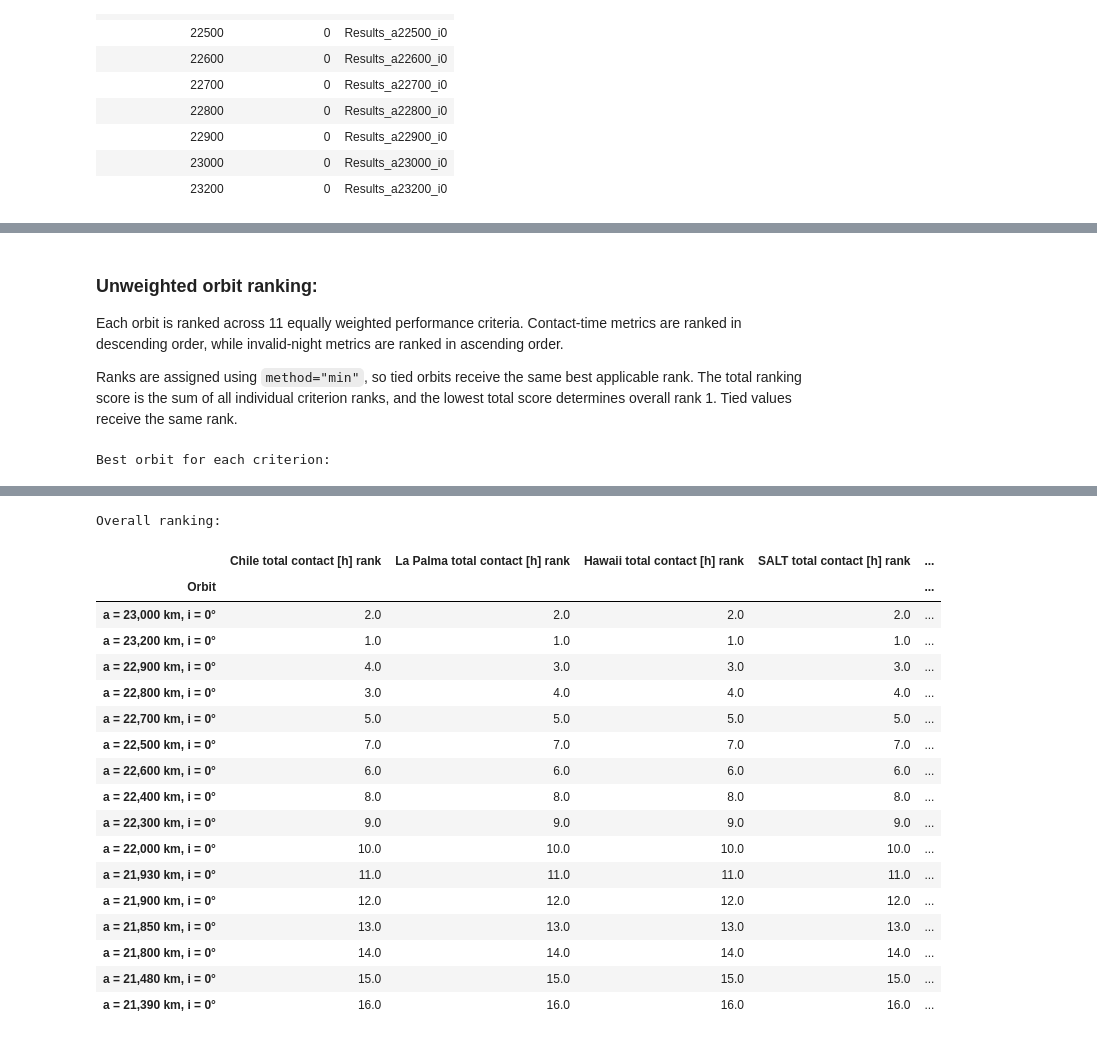
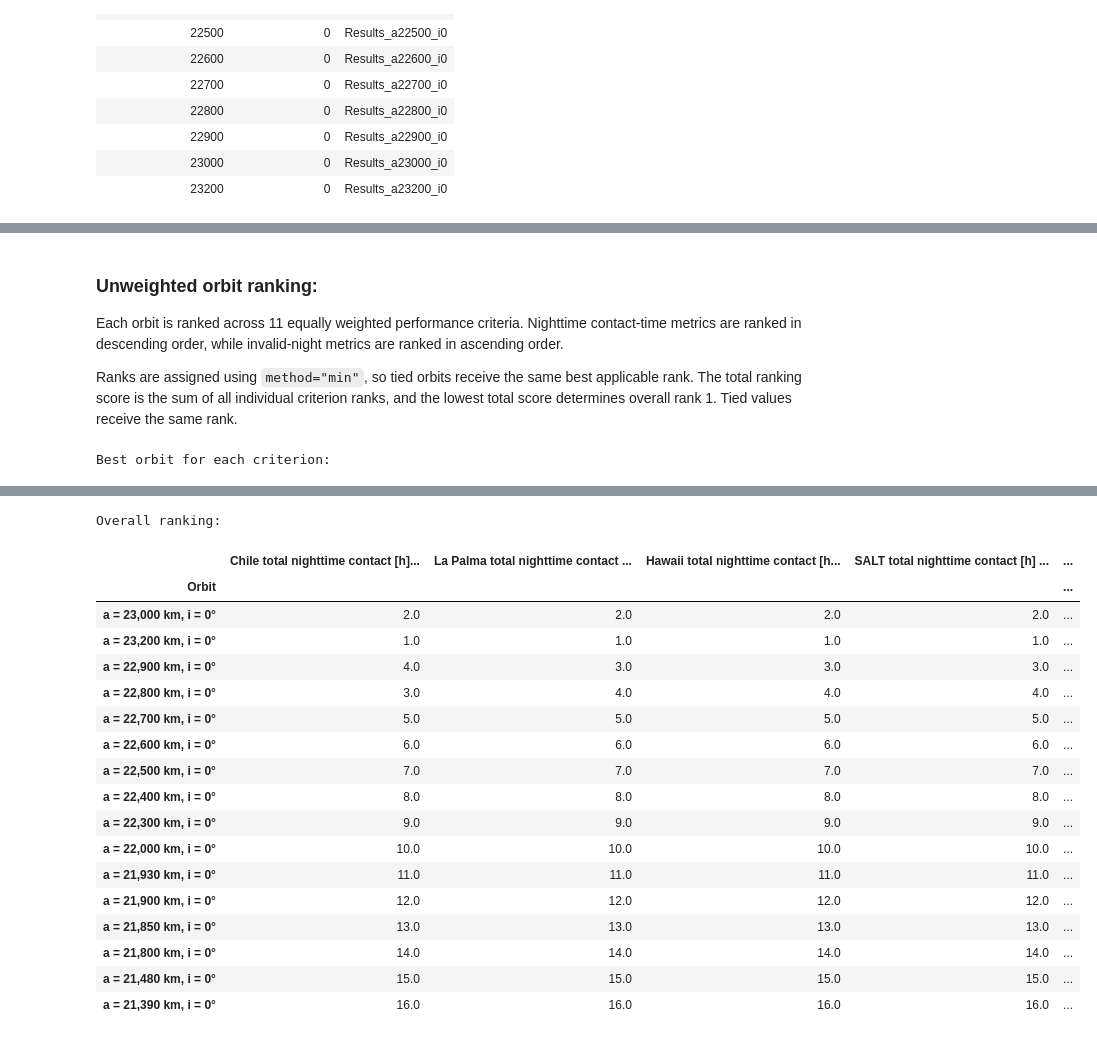
Before and after one commit to pscleo/NuAncestor, a Jupyter notebook: FreeFlyer/full_analysis.ipynb, the cells around one changed output, grey strips where cells are left out. Cells and saved outputs as stored; diff of their text form; code cells hidden in the pictures.

```diff
--- a/FreeFlyer/full_analysis.ipynb
+++ b/FreeFlyer/full_analysis.ipynb
@@ -774,7 +836,7 @@ The scheduling criteria use a 30-minute requirement per telescope for the two-te
 # %% [markdown]
 ### Unweighted orbit ranking:
 
-Each orbit is ranked across 11 equally weighted performance criteria. Contact-time metrics are ranked in descending order, while invalid-night metrics are ranked in ascending order.
+Each orbit is ranked across 11 equally weighted performance criteria. Nighttime contact-time metrics are ranked in descending order, while invalid-night metrics are ranked in ascending order.
 
 Ranks are assigned using `method="min"`, so tied orbits receive the same best applicable rank. The total ranking score is the sum of all individual criterion ranks, and the lowest total score determines overall rank 1. Tied values receive the same rank.
 # %%
@@ -782,7 +844,7 @@ Ranks are assigned using `method="min"`, so tied orbits receive the same best ap
 # Every listed criterion has equal weight. Lower criterion and total scores are better.
 
 # Change this if needed!!
-# Scheduling requirements used in the ranking
+# Observation durations used in the smart-scheduled regional ranking
 CURRENT_TWO_TELESCOPE_REQUIREMENT_MIN = 30
 CURRENT_THREE_TELESCOPE_REQUIREMENT_MIN = 22
 
@@ -797,79 +859,59 @@ ranking_values = pd.DataFrame(index=orbit_order)
 for telescope in VISIBILITY_TELESCOPES:
     values = (
         visibility_contact[visibility_contact["Telescope"] == telescope]
-        .set_index("Orbit").reindex(orbit_order)["Total contact [h]"])
-    ranking_values[f"{telescope} total contact [h]"] = values
+        .set_index("Orbit").reindex(orbit_order)["Total nighttime contact [h]"])
+    ranking_values[f"{telescope} total nighttime contact [h]"] = values
 
 current_visibility = (
-    visibility_sensitivity[
-        visibility_sensitivity["Minimum valid contact [min]"]
-        == CURRENT_CONTACT_REQUIREMENT_MIN]
+    visibility_sensitivity[visibility_sensitivity["Minimum valid contact [min]"] == CURRENT_CONTACT_REQUIREMENT_MIN]
     .set_index("Orbit").reindex(orbit_order))
 
-ranking_values["5-telescope invalid nights"] = (
-    visibility_invalid_nights.groupby("Orbit")["Invalid nights"]
-    .sum().reindex(orbit_order))
-ranking_values["5-telescope valid contact [h]"] = current_visibility["Total valid contact [h]"]
+ranking_values["5-telescope invalid nights"] = visibility_invalid_nights.groupby("Orbit")["Invalid nights"].sum().reindex(orbit_order)
+ranking_values["5-telescope valid nighttime contact [h]"] = current_visibility["Total valid contact [h]"]
 
 current_two_telescope_scheduling = scheduling_sensitivity[
-    scheduling_sensitivity["Minimum valid contact [min]"]
-    == CURRENT_TWO_TELESCOPE_REQUIREMENT_MIN]
+    scheduling_sensitivity["Minimum valid contact [min]"] == CURRENT_TWO_TELESCOPE_REQUIREMENT_MIN]
 
 current_three_telescope_scheduling = scheduling_sensitivity[
-    scheduling_sensitivity["Minimum valid contact [min]"]
-    == CURRENT_THREE_TELESCOPE_REQUIREMENT_MIN]
+    scheduling_sensitivity["Minimum valid contact [min]"] == CURRENT_THREE_TELESCOPE_REQUIREMENT_MIN]
 
 for region_name in REGIONAL_TELESCOPES:
     two_telescope_data = (
-        current_two_telescope_scheduling[
-            current_two_telescope_scheduling["Region"] == region_name]
+        current_two_telescope_scheduling[current_two_telescope_scheduling["Region"] == region_name]
+        .set_index("Orbit").reindex(orbit_order))
+    three_telescope_data = (
+        current_three_telescope_scheduling[current_three_telescope_scheduling["Region"] == region_name]
         .set_index("Orbit").reindex(orbit_order))
 
-    three_telescope_data = (
-        current_three_telescope_scheduling[
-            current_three_telescope_scheduling["Region"] == region_name]
-        .set_index("Orbit").reindex(orbit_order))
-
-    ranking_values[f"{region_name} 2-telescope invalid nights"] = two_telescope_data["Two-telescope invalid nights"]
-    ranking_values[f"{region_name} 3-telescope invalid nights"] = three_telescope_data["Three-telescope invalid nights"]
+    ranking_values[f"{region_name} 2-Telescope Scheduling regional invalid nights"] = two_telescope_data["Two-telescope invalid nights"]
+    ranking_values[f"{region_name} 3-Telescope Scheduling regional invalid nights"] = three_telescope_data["Three-telescope invalid nights"]
 
 higher_is_better = {
-    **{f"{telescope} total contact [h]": True for telescope in VISIBILITY_TELESCOPES},
+    **{f"{telescope} total nighttime contact [h]": True for telescope in VISIBILITY_TELESCOPES},
     "5-telescope invalid nights": False,
-    "5-telescope valid contact [h]": True,
-    "Chile 2-telescope invalid nights": False,
-    "Chile 3-telescope invalid nights": False,
-    "Hawaii 2-telescope invalid nights": False,
-    "Hawaii 3-telescope invalid nights": False}
+    "5-telescope valid nighttime contact [h]": True,
+    "Chile 2-Telescope Scheduling regional invalid nights": False,
+    "Chile 3-Telescope Scheduling regional invalid nights": False,
+    "Hawaii 2-Telescope Scheduling regional invalid nights": False,
+    "Hawaii 3-Telescope Scheduling regional invalid nights": False}
 
 criterion_ranks = pd.DataFrame(index=orbit_order)
 
 for criterion, maximise in higher_is_better.items():
-    criterion_ranks[f"{criterion} rank"] = ranking_values[criterion].rank(
-        method="min", ascending=not maximise)
+    criterion_ranks[f"{criterion} rank"] = ranking_values[criterion].rank(method="min", ascending=not maximise)
 
 criterion_ranks["Total ranking score"] = criterion_ranks.sum(axis=1)
-criterion_ranks["Overall rank"] = criterion_ranks["Total ranking score"].rank(
-    method="min", ascending=True).astype(int)
+criterion_ranks["Overall rank"] = criterion_ranks["Total ranking score"].rank(method="min", ascending=True).astype(int)
 criterion_ranks.index.name = "Orbit"
 
-overall_ranking = criterion_ranks.sort_values(
-    ["Overall rank", "Total ranking score"])
-
+overall_ranking = criterion_ranks.sort_values(["Overall rank", "Total ranking score"])
 winner_rows = []
 
 for criterion, maximise in higher_is_better.items():
-    best_value = (
-        ranking_values[criterion].max()
-        if maximise else ranking_values[criterion].min())
-    winners = ranking_values.index[
-        np.isclose(ranking_values[criterion], best_value, rtol=0, atol=1e-9)]
-
-    winner_rows.append({
-        "Criterion": criterion,
-        "Best orbit": " / ".join(winners),
-        "Best value": best_value,
-        "Preferred direction": "Higher" if maximise else "Lower"})
+    best_value = ranking_values[criterion].max() if maximise else ranking_values[criterion].min()
+    winners = ranking_values.index[np.isclose(ranking_values[criterion], best_value, rtol=0, atol=1e-9)]
+    winner_rows.append({"Criterion": criterion, "Best orbit": " / ".join(winners),
+        "Best value": best_value, "Preferred direction": "Higher" if maximise else "Lower"})
 
 criterion_winners = pd.DataFrame(winner_rows)
 
@@ -903,13 +945,13 @@ Best orbit for each criterion:
 Overall ranking:
-|  | Chile total contact [h] rank | La Palma total contact [h] rank | Hawaii total contact [h] rank | SALT total contact [h] rank | ... |
+|  | Chile total nighttime contact [h]... | La Palma total nighttime contact ... | Hawaii total nighttime contact [h... | SALT total nighttime contact [h] ... | ... |
 | Orbit |  |  |  |  | ... |
 | a = 23,000 km, i = 0° | 2.0 | 2.0 | 2.0 | 2.0 | ... |
 | a = 23,200 km, i = 0° | 1.0 | 1.0 | 1.0 | 1.0 | ... |
 | a = 22,900 km, i = 0° | 4.0 | 3.0 | 3.0 | 3.0 | ... |
 | a = 22,800 km, i = 0° | 3.0 | 4.0 | 4.0 | 4.0 | ... |
 | a = 22,700 km, i = 0° | 5.0 | 5.0 | 5.0 | 5.0 | ... |
+| a = 22,600 km, i = 0° | 6.0 | 6.0 | 6.0 | 6.0 | ... |
 | a = 22,500 km, i = 0° | 7.0 | 7.0 | 7.0 | 7.0 | ... |
-| a = 22,600 km, i = 0° | 6.0 | 6.0 | 6.0 | 6.0 | ... |
 | a = 22,400 km, i = 0° | 8.0 | 8.0 | 8.0 | 8.0 | ... |
 | a = 22,300 km, i = 0° | 9.0 | 9.0 | 9.0 | 9.0 | ... |
 | a = 22,000 km, i = 0° | 10.0 | 10.0 | 10.0 | 10.0 | ... |
```
Also changed, not shown: parts of 12 cells of this notebook.
